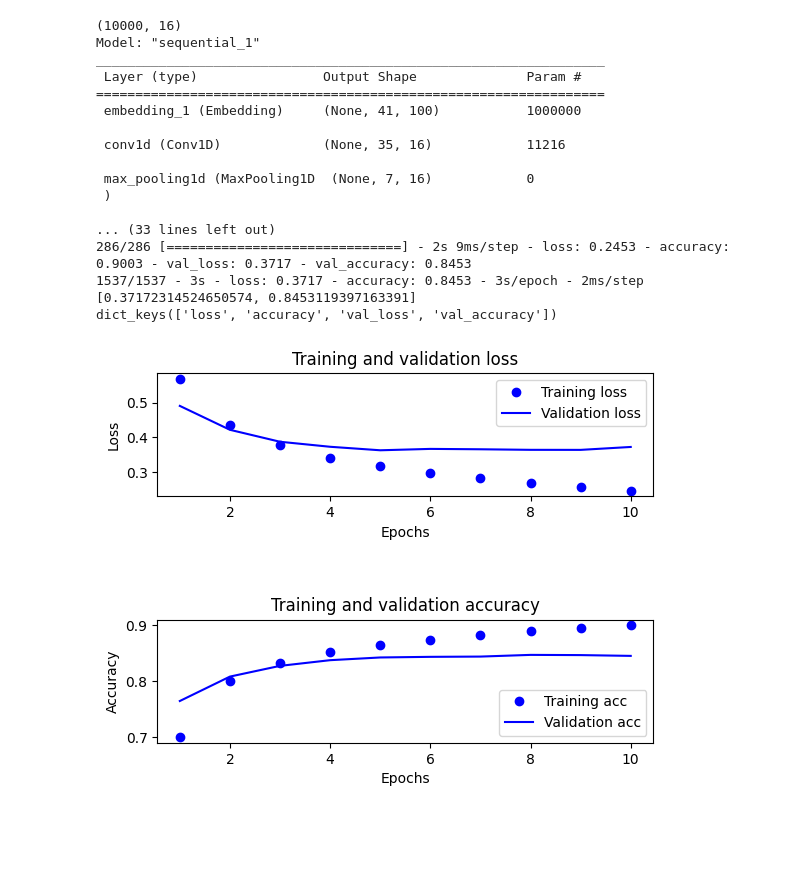
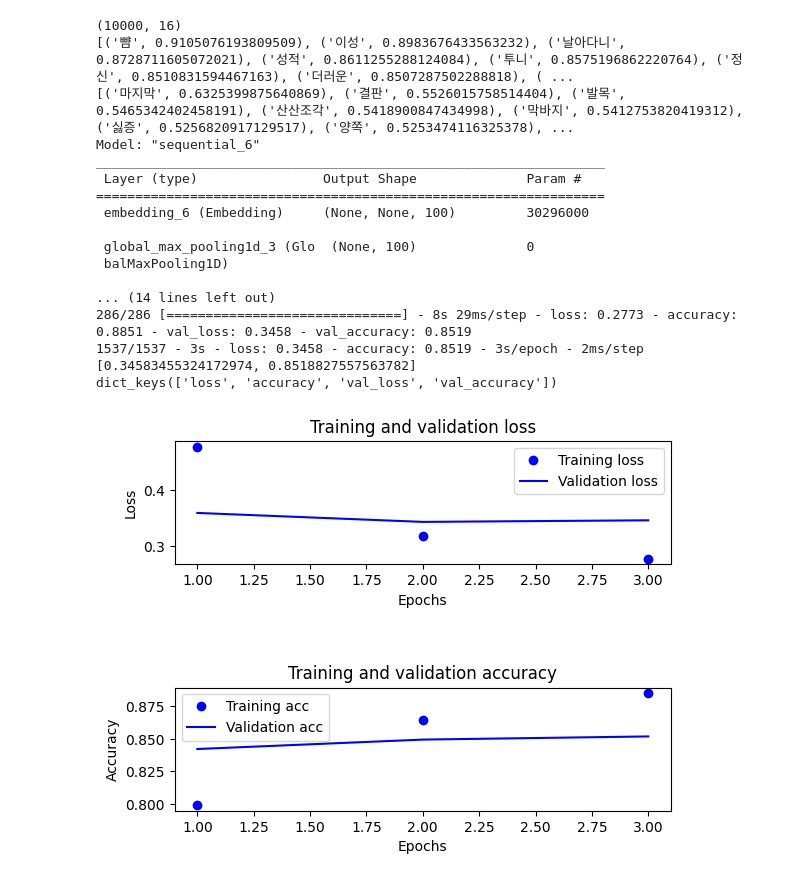
Before and after one commit to seungwoo-Jang/modu_quest, a Jupyter notebook: EXPLORATION_RS4/E04/Project1.ipynb, the cells around one changed output. Saved outputs shown, nothing was run; the diff lists cells and outputs as text; code cells hidden in the pictures; blank space fills up the shorter version.

```diff
--- a/EXPLORATION_RS4/E04/Project1.ipynb
+++ b/EXPLORATION_RS4/E04/Project1.ipynb
@@ -128,7 +128,7 @@ model.compile(optimizer='adam',
               loss='binary_crossentropy',
               metrics=['accuracy'])
 
-epochs=10  # 몇 epoch를 훈련하면 좋을지 결과를 보면서 바꾸어 봅시다.
+epochs= 3 # 몇 epoch를 훈련하면 좋을지 결과를 보면서 바꾸어 봅시다.
 
 history = model.fit(x_train,
                     y_train,
@@ -186,8 +186,7 @@ for i in range(4,vocab_size):
 f.close()
 
 word_vectors = Word2VecKeyedVectors.load_word2vec_format(word2vec_file_path, binary=False)
-vector = word_vectors['끝']
-word_vectors.similar_by_word("끝")
+print(word_vectors.similar_by_word("끝"))
 
 #학습되어있는 Embedding 파라미터
 word2vec_path = '/content/drive/MyDrive/Colab Notebooks/EXPLORATION_data/E04/word2vec_ko.model'
@@ -195,30 +194,38 @@ word2vec = Word2VecKeyedVectors.load(word2vec_path)
 vector = word2vec.wv
 
 # 메모리를 다소 많이 소비하는 작업이니 유의해 주세요.
-vector.most_similar("끝")
+print(vector.most_similar("끝"))
 
-vocab_size = 10000    # 어휘 사전의 크기입니다(10,000개의 단어)
+vocab_size = len(vector)    # 어휘 사전의 크기입니다(10,000개의 단어)
 word_vector_dim = vector["끝"].shape[0]  # 워드 벡터의 차원수
-embedding_matrix = np.random.rand(vocab_size, word_vector_dim)
 
-# embedding_matrix에 Word2Vec 워드 벡터를 단어 하나씩마다 차례차례 카피한다.
-for i in range(4,vocab_size):
-    if index_to_word[i] in vector:
-        embedding_matrix[i] = vector[index_to_word[i]]
+# # CNN 모델 구성
+# embedding_matrix = np.random.rand(vocab_size, word_vector_dim)
+# # embedding_matrix에 Word2Vec 워드 벡터를 단어 하나씩마다 차례차례 카피한다.
+# for i in range(4,vocab_size):
+#     if index_to_word[i] in vector:
+#         embedding_matrix[i] = vector[index_to_word[i]]
+# model = tf.keras.Sequential()
+# model.add(tf.keras.layers.Embedding(vocab_size,
+#                                  word_vector_dim,
+#                                  embeddings_initializer=Constant(embedding_matrix),  # 카피한 임베딩을 여기서 활용
+#                                  input_length=maxlen,
+#                                  trainable=True))   # trainable을 True로 주면 Fine-tuning
+# model.add(tf.keras.layers.Conv1D(16, 7, activation='relu'))
+# model.add(tf.keras.layers.MaxPooling1D(5))
+# model.add(tf.keras.layers.Conv1D(16, 7, activation='relu'))
+# model.add(tf.keras.layers.GlobalMaxPooling1D())
+# model.add(tf.keras.layers.Dense(8, activation='relu'))
+# model.add(tf.keras.layers.Dense(1, activation='sigmoid'))
 
-# 모델 구성
+# model.summary()
+
+# CNN+ RNN
 model = tf.keras.Sequential()
-model.add(tf.keras.layers.Embedding(vocab_size,
-                                 word_vector_dim,
-                                 embeddings_initializer=Constant(embedding_matrix),  # 카피한 임베딩을 여기서 활용
-                                 input_length=maxlen,
-                                 trainable=True))   # trainable을 True로 주면 Fine-tuning
-model.add(tf.keras.layers.Conv1D(16, 7, activation='relu'))
-model.add(tf.keras.layers.MaxPooling1D(5))
-model.add(tf.keras.layers.Conv1D(16, 7, activation='relu'))
+model.add(tf.keras.layers.Embedding(vocab_size, word_vector_dim, input_shape=(None,)))
 model.add(tf.keras.layers.GlobalMaxPooling1D())
 model.add(tf.keras.layers.Dense(8, activation='relu'))
-model.add(tf.keras.layers.Dense(1, activation='sigmoid'))
+model.add(tf.keras.layers.Dense(1, activation='sigmoid'))  # 최종 출력은 긍정/부정을 나타내는 1dim 입니다.
 
 model.summary()
 
@@ -227,7 +234,7 @@ model.compile(optimizer='adam',
               loss='binary_crossentropy',
               metrics=['accuracy'])
 
-epochs=10  # 몇 epoch를 훈련하면 좋을지 결과를 보면서 바꾸어 봅시다.
+epochs=3  # 몇 epoch를 훈련하면 좋을지 결과를 보면서 바꾸어 봅시다.
 
 history = model.fit(x_train,
                     y_train,
@@ -290,18 +297,18 @@ dict_keys(['loss', 'accuracy', 'val_loss', 'val_accuracy'])
 (10000, 16)
-Model: "sequential_1"
+[('뺨', 0.9105076193809509), ('이성', 0.8983676433563232), ('날아다니', 0.8728711605072021), ('성적', 0.8611255288124084), ('투니', 0.8575196862220764), ('정신', 0.8510831594467163), ('더러운', 0.8507287502288818), ( ...
+[('마지막', 0.6325399875640869), ('결판', 0.5526015758514404), ('발목', 0.5465342402458191), ('산산조각', 0.5418900847434998), ('막바지', 0.5412753820419312), ('싫증', 0.5256820917129517), ('양쪽', 0.5253474116325378), ...
+Model: "sequential_6"
 _________________________________________________________________
  Layer (type)                Output Shape              Param #
 =================================================================
- embedding_1 (Embedding)     (None, 41, 100)           1000000
+ embedding_6 (Embedding)     (None, None, 100)         30296000
 
- conv1d (Conv1D)             (None, 35, 16)            11216
+ global_max_pooling1d_3 (Glo  (None, 100)              0
+ balMaxPooling1D)
 
- max_pooling1d (MaxPooling1D  (None, 7, 16)            0
- )
-
-... (33 lines left out)
-286/286 [==============================] - 2s 9ms/step - loss: 0.2453 - accuracy: 0.9003 - val_loss: 0.3717 - val_accuracy: 0.8453
-1537/1537 - 3s - loss: 0.3717 - accuracy: 0.8453 - 3s/epoch - 2ms/step
-[0.37172314524650574, 0.8453119397163391]
+... (14 lines left out)
+286/286 [==============================] - 8s 29ms/step - loss: 0.2773 - accuracy: 0.8851 - val_loss: 0.3458 - val_accuracy: 0.8519
+1537/1537 - 3s - loss: 0.3458 - accuracy: 0.8519 - 3s/epoch - 2ms/step
+[0.34583455324172974, 0.8518827557563782]
 dict_keys(['loss', 'accuracy', 'val_loss', 'val_accuracy'])
-[figure, old version]
+[figure, new version]
```
Also changed, not shown: parts of 1 cell of this notebook.
